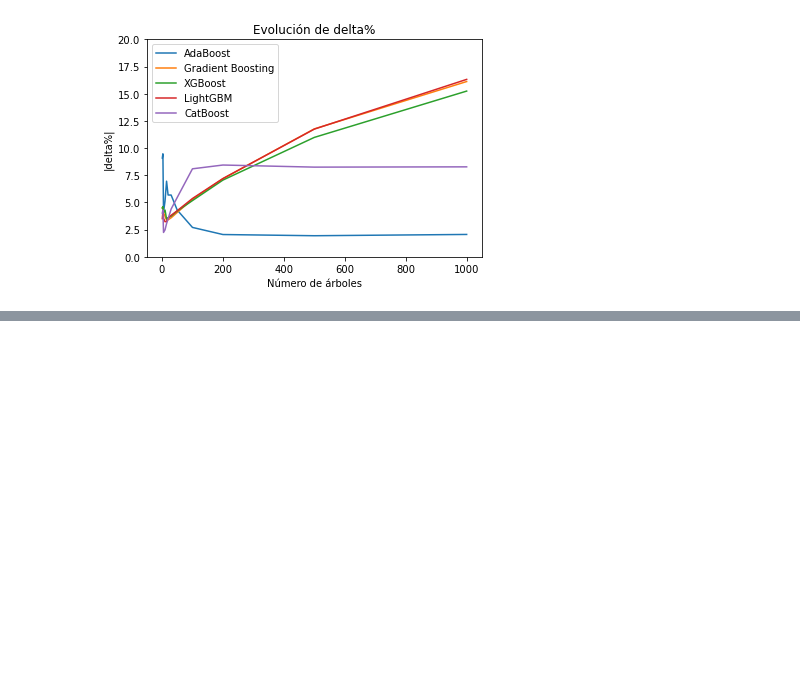
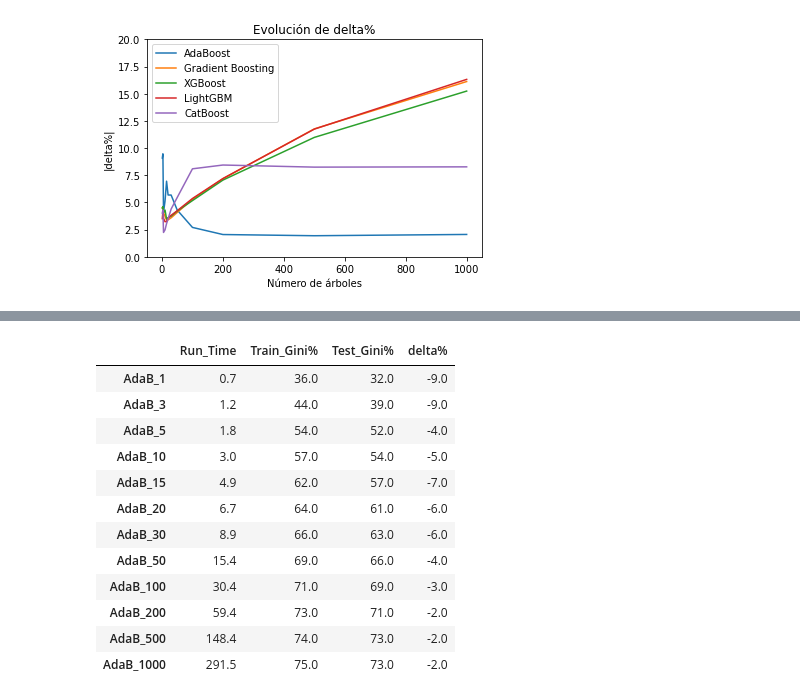
Before and after one commit to GinesMeca/TFG, a Jupyter notebook: notebooks/6. Boosting algorithms.ipynb, the cells around one changed output, grey strips where cells are left out. Drawn from its saved outputs; the diff is of its cells as text; code cells hidden in the pictures; blank space fills up the shorter version.

```diff
--- a/notebooks/6. Boosting algorithms.ipynb
+++ b/notebooks/6. Boosting algorithms.ipynb
@@ -315,0 +332,53 @@ DELTA.plot(ylim = [0,20], xlabel = 'Número de árboles', ylabel = '|delta%|', t
+# %%
+#Loading solutions:
+adab = pd.read_parquet('../data/models/adab.parquet')
+gb = pd.read_parquet('../data/models/gb.parquet')
+xgb = pd.read_parquet('../data/models/xgb.parquet')
+lgbm = pd.read_parquet('../data/models/lgbm.parquet')
+catb = pd.read_parquet('../data/models/catb.parquet')
+
+#Modifying AdaBoost dataframe:
+adab['Run_Time'] = round(adab.Run_Time, 1)
+adab['Train_Gini%'] = np.where(adab.Train_Gini != None, round(100*adab.Train_Gini, 0), 0)
+adab['Test_Gini%'] = np.where(adab.Test_Gini != None, round(100*adab.Test_Gini, 0), 0)
+adab['delta%'] = round(adab['delta%'], 0)
+
+#Modifying Gradient Boosting dataframe:
+gb['Run_Time'] = round(gb.Run_Time, 1)
+gb['Train_Gini%'] = np.where(gb.Train_Gini != None, round(100*gb.Train_Gini, 0), 0)
+gb['Test_Gini%'] = np.where(gb.Test_Gini != None, round(100*gb.Test_Gini, 0), 0)
+gb['delta%'] = round(gb['delta%'], 0)
+
+#Modifying XGBoost dataframe:
+xgb['Run_Time'] = round(xgb.Run_Time, 1)
+xgb['Train_Gini%'] = np.where(xgb.Train_Gini != None, round(100*xgb.Train_Gini, 0), 0)
+xgb['Test_Gini%'] = np.where(xgb.Test_Gini != None, round(100*xgb.Test_Gini, 0), 0)
+xgb['delta%'] = round(xgb['delta%'], 0)
+
+#Modifying LightGBM dataframe:
+lgbm['Run_Time'] = round(lgbm.Run_Time, 1)
+lgbm['Train_Gini%'] = np.where(lgbm.Train_Gini != None, round(100*lgbm.Train_Gini, 0), 0)
+lgbm['Test_Gini%'] = np.where(lgbm.Test_Gini != None, round(100*lgbm.Test_Gini, 0), 0)
+lgbm['delta%'] = round(lgbm['delta%'], 0)
+
+#Modifying CatBoost dataframe:
+catb['Run_Time'] = round(catb.Run_Time, 1)
+catb['Train_Gini%'] = np.where(catb.Train_Gini != None, round(100*catb.Train_Gini, 0), 0)
+catb['Test_Gini%'] = np.where(catb.Test_Gini != None, round(100*catb.Test_Gini, 0), 0)
+catb['delta%'] = round(catb['delta%'], 0)
+# %%
+adab[['Run_Time', 'Train_Gini%', 'Test_Gini%', 'delta%']]
+# %% [output]
+|  | Run_Time | Train_Gini% | Test_Gini% | delta% |
+| AdaB_1 | 0.7 | 36.0 | 32.0 | -9.0 |
+| AdaB_3 | 1.2 | 44.0 | 39.0 | -9.0 |
+| AdaB_5 | 1.8 | 54.0 | 52.0 | -4.0 |
+| AdaB_10 | 3.0 | 57.0 | 54.0 | -5.0 |
+| AdaB_15 | 4.9 | 62.0 | 57.0 | -7.0 |
+| AdaB_20 | 6.7 | 64.0 | 61.0 | -6.0 |
+| AdaB_30 | 8.9 | 66.0 | 63.0 | -6.0 |
+| AdaB_50 | 15.4 | 69.0 | 66.0 | -4.0 |
+| AdaB_100 | 30.4 | 71.0 | 69.0 | -3.0 |
+| AdaB_200 | 59.4 | 73.0 | 71.0 | -2.0 |
+| AdaB_500 | 148.4 | 74.0 | 73.0 | -2.0 |
+| AdaB_1000 | 291.5 | 75.0 | 73.0 | -2.0 |
```
Also changed, not shown: parts of 8 cells of this notebook, 7 other files.
